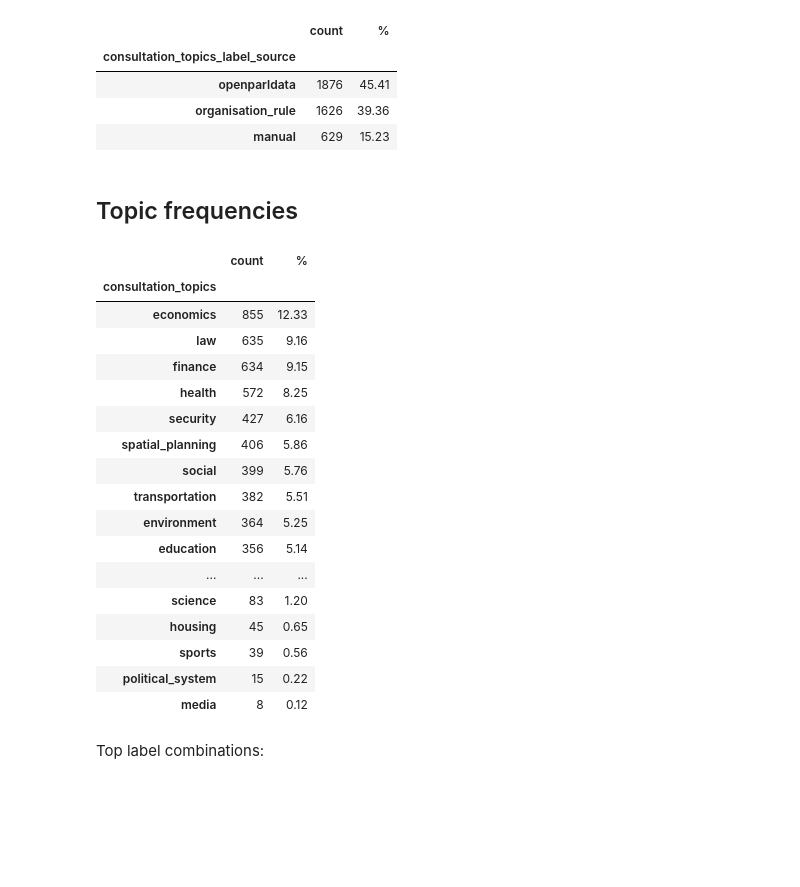
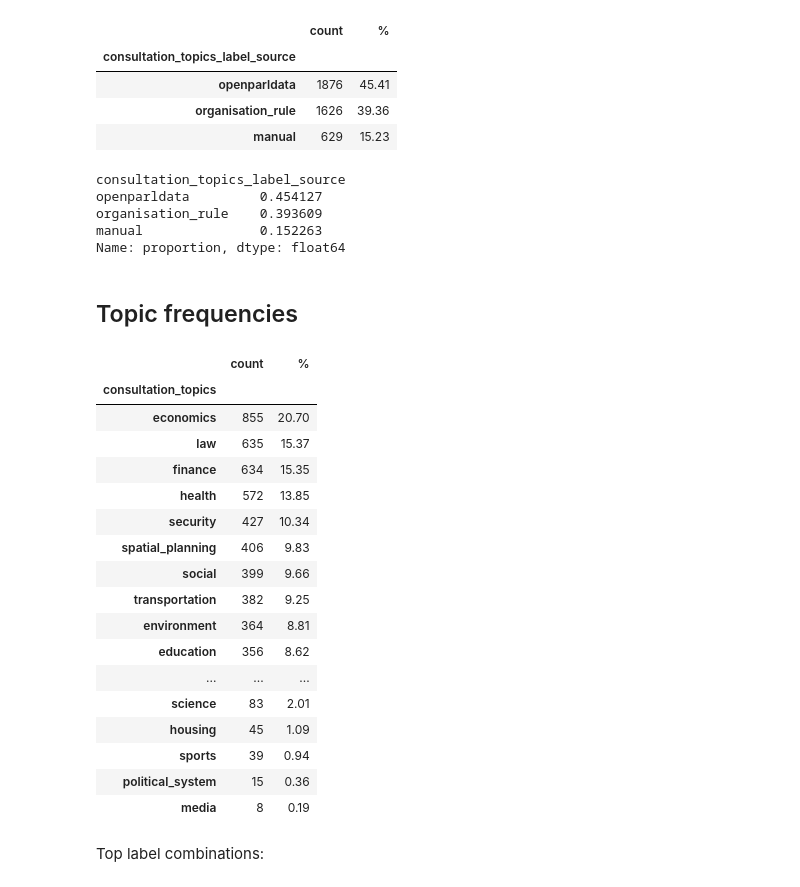
Before and after one commit to Demokratis-ch/demokratis-ml, a Jupyter notebook: research/consultation-topics/label_exploration.ipynb, the cells around one changed output. Drawn from its saved outputs; the diff is of its cells as text; code cells hidden in the pictures; blank space fills up the shorter version.

```diff
--- a/research/consultation-topics/label_exploration.ipynb
+++ b/research/consultation-topics/label_exploration.ipynb
@@ -131,29 +131,39 @@ value_counts(df_consultations["consultation_topics_label_source"])
 | openparldata | 1876 | 45.41 |
 | organisation_rule | 1626 | 39.36 |
 | manual | 629 | 15.23 |
+# %%
+df_consultations["consultation_topics_label_source"].value_counts(normalize=True)
+# %% [output]
+consultation_topics_label_source
+openparldata         0.454127
+organisation_rule    0.393609
+manual               0.152263
+Name: proportion, dtype: float64
 # %% [markdown]
 ## Topic frequencies
-# %%
-value_counts(df_consultations.explode("consultation_topics")["consultation_topics"])
-# %% [output]
-|  | count | % |
-| consultation_topics |  |  |
-| economics | 855 | 12.33 |
-| law | 635 | 9.16 |
-| finance | 634 | 9.15 |
-| health | 572 | 8.25 |
-| security | 427 | 6.16 |
-| spatial_planning | 406 | 5.86 |
-| social | 399 | 5.76 |
-| transportation | 382 | 5.51 |
-| environment | 364 | 5.25 |
-| education | 356 | 5.14 |
-| ... | ... | ... |
-| science | 83 | 1.20 |
-| housing | 45 | 0.65 |
-| sports | 39 | 0.56 |
-| political_system | 15 | 0.22 |
-| media | 8 | 0.12 |
+# %%
+data = df_consultations.explode("consultation_topics")["consultation_topics"]
+counts = data.value_counts()
+pd.DataFrame({counts.name: counts, "%": (100 * counts / len(df_consultations)).round(2)})
+# %% [output]
+|  | count | % |
+| consultation_topics |  |  |
+| economics | 855 | 20.70 |
+| law | 635 | 15.37 |
+| finance | 634 | 15.35 |
+| health | 572 | 13.85 |
+| security | 427 | 10.34 |
+| spatial_planning | 406 | 9.83 |
+| social | 399 | 9.66 |
+| transportation | 382 | 9.25 |
+| environment | 364 | 8.81 |
+| education | 356 | 8.62 |
+| ... | ... | ... |
+| science | 83 | 2.01 |
+| housing | 45 | 1.09 |
+| sports | 39 | 0.94 |
+| political_system | 15 | 0.36 |
+| media | 8 | 0.19 |
 # %% [markdown]
 Top label combinations:
 # %%
```
Also changed, not shown: parts of 2 cells of this notebook, 2 other files.
